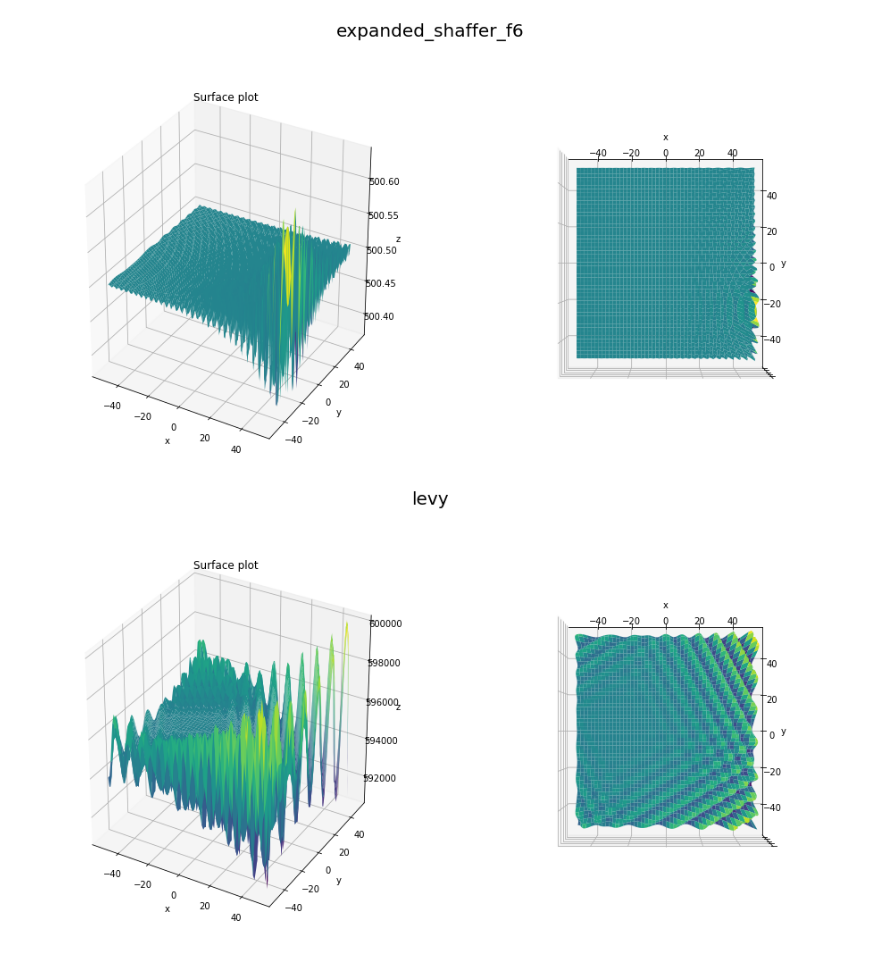
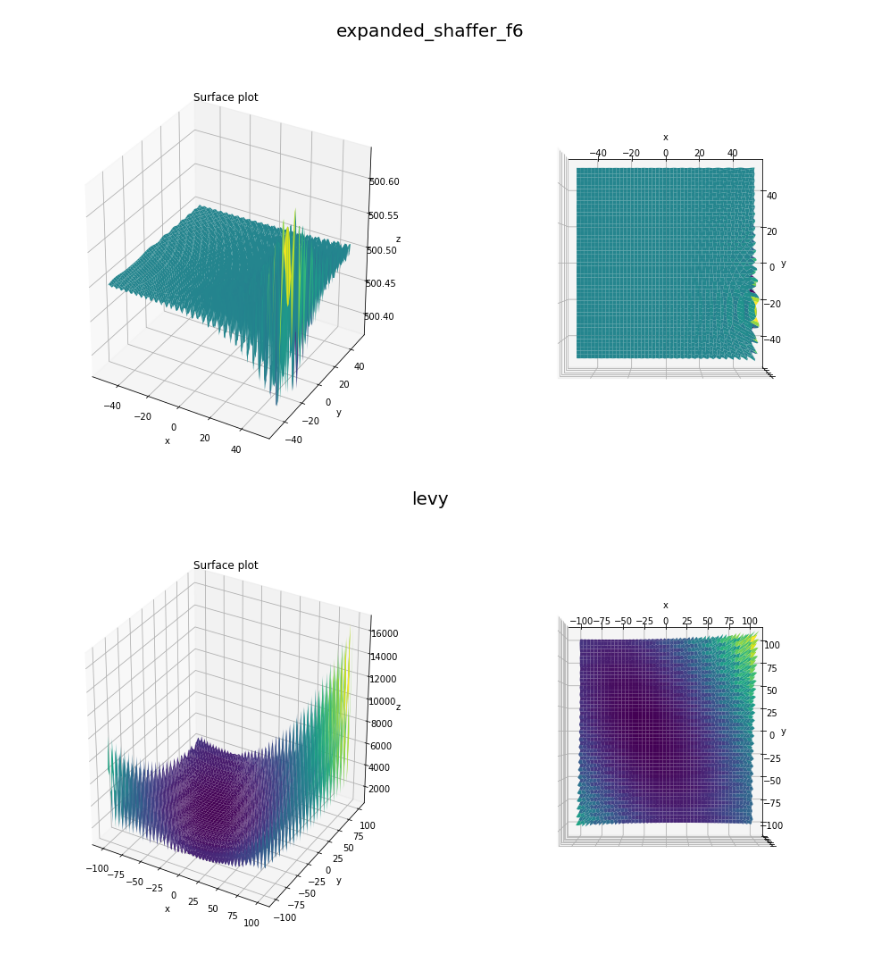
Before and after one commit to adamnapieralski/pszt-evolutionary-cauchy-searching, a Jupyter notebook: cec17_functions.ipynb, the cells around one changed output. Saved outputs shown, nothing was run; the diff lists cells and outputs as text; code cells hidden in the pictures.

Commit message:
fix levy

```diff
--- a/cec17_functions.ipynb
+++ b/cec17_functions.ipynb
@@ -54,9 +54,9 @@ plot_cec_function('expanded_shaffer_f6')#, k=1000, xy_range=(-100, 100), modific
 # %% [output]
 [figure]
 # %%
-plot_cec_function('levy')
+plot_cec_function('levy', xy_range=(-100, 100))
 # %% [output]
-[figure, old version]
+[figure, new version]
 # %%
 plot_cec_function('schwefel', xy_range=(-50, 50))
 # %% [output]
```
Also changed, not shown: parts of 1 cell of this notebook, 4 other files.
